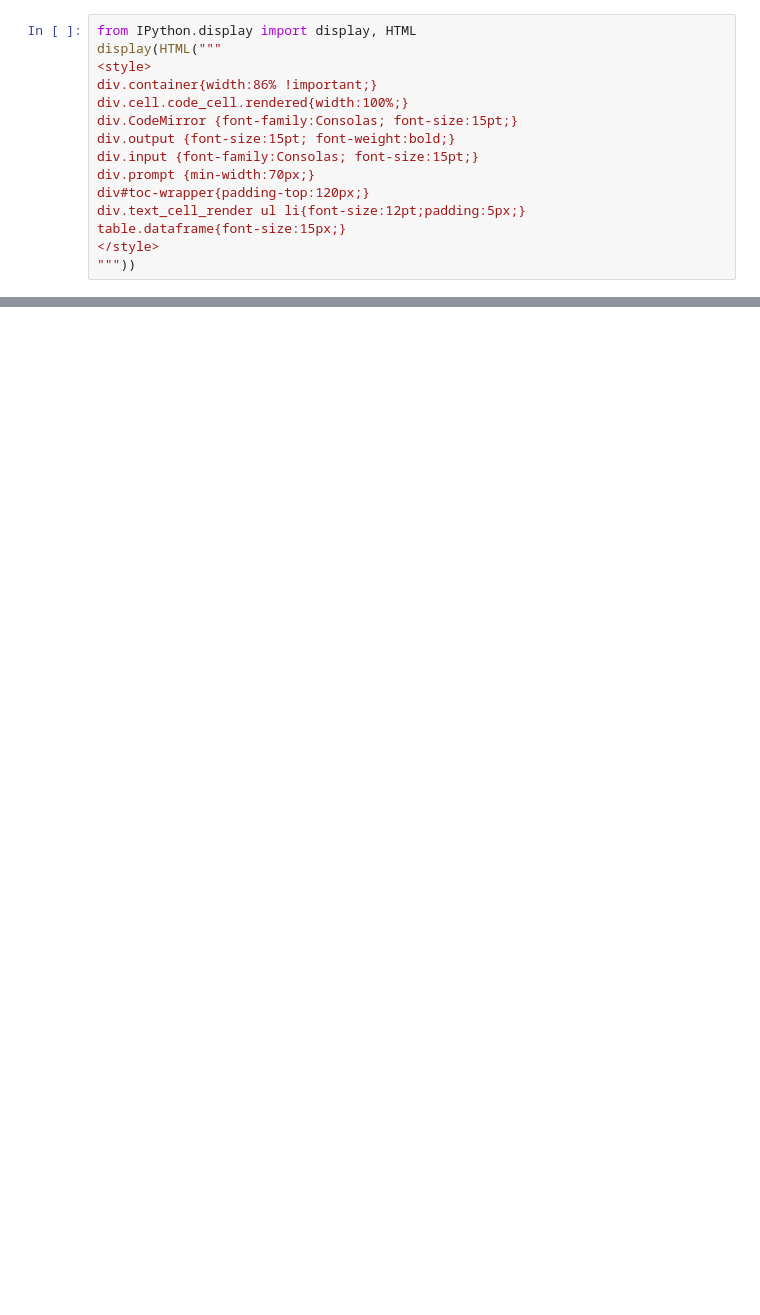
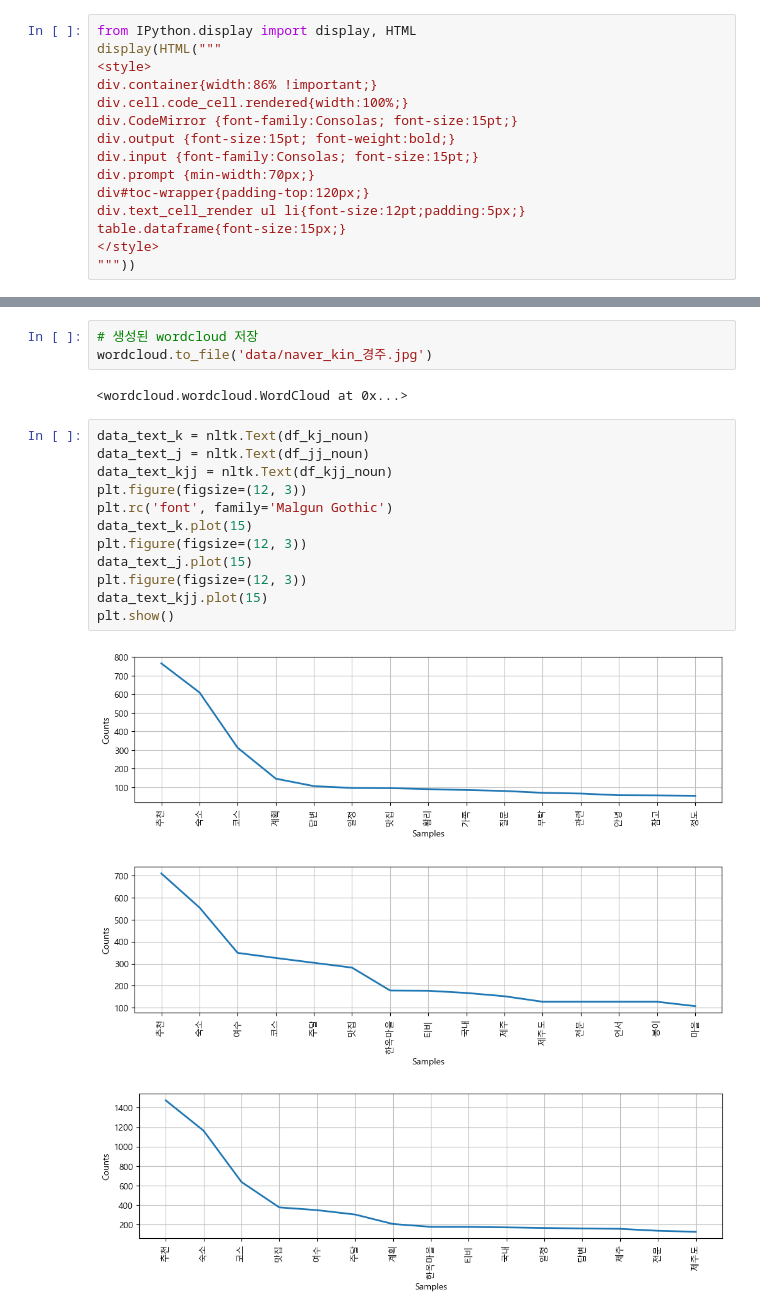
Before and after one commit to ksmindpks/ai_x, a Jupyter notebook: source/07_자연어처리/ch2_한글형태소분석_Quiz.ipynb, the cells around one changed output, grey strips where cells are left out. Drawn from its saved outputs; the diff is of its cells as text; blank space fills up the shorter version.

```diff
--- a/source/07_자연어처리/ch2_한글형태소분석_Quiz.ipynb
+++ b/source/07_자연어처리/ch2_한글형태소분석_Quiz.ipynb
@@ -72,0 +627,21 @@ kj_nouns = ' '.join(k_kins)
+# %%
+# 생성된 wordcloud 저장
+wordcloud.to_file('data/naver_kin_경주.jpg')
+# %% [output]
+<wordcloud.wordcloud.WordCloud at 0x...>
+# %%
+data_text_k = nltk.Text(df_kj_noun)
+data_text_j = nltk.Text(df_jj_noun)
+data_text_kjj = nltk.Text(df_kjj_noun)
+plt.figure(figsize=(12, 3))
+plt.rc('font', family='Malgun Gothic')
+data_text_k.plot(15)
+plt.figure(figsize=(12, 3))
+data_text_j.plot(15)
+plt.figure(figsize=(12, 3))
+data_text_kjj.plot(15)
+plt.show()
+# %% [output]
+[figure, added]
+[figure, added]
+[figure, added]
```
Also changed, not shown: parts of 84 cells of this notebook, 11 other files.
